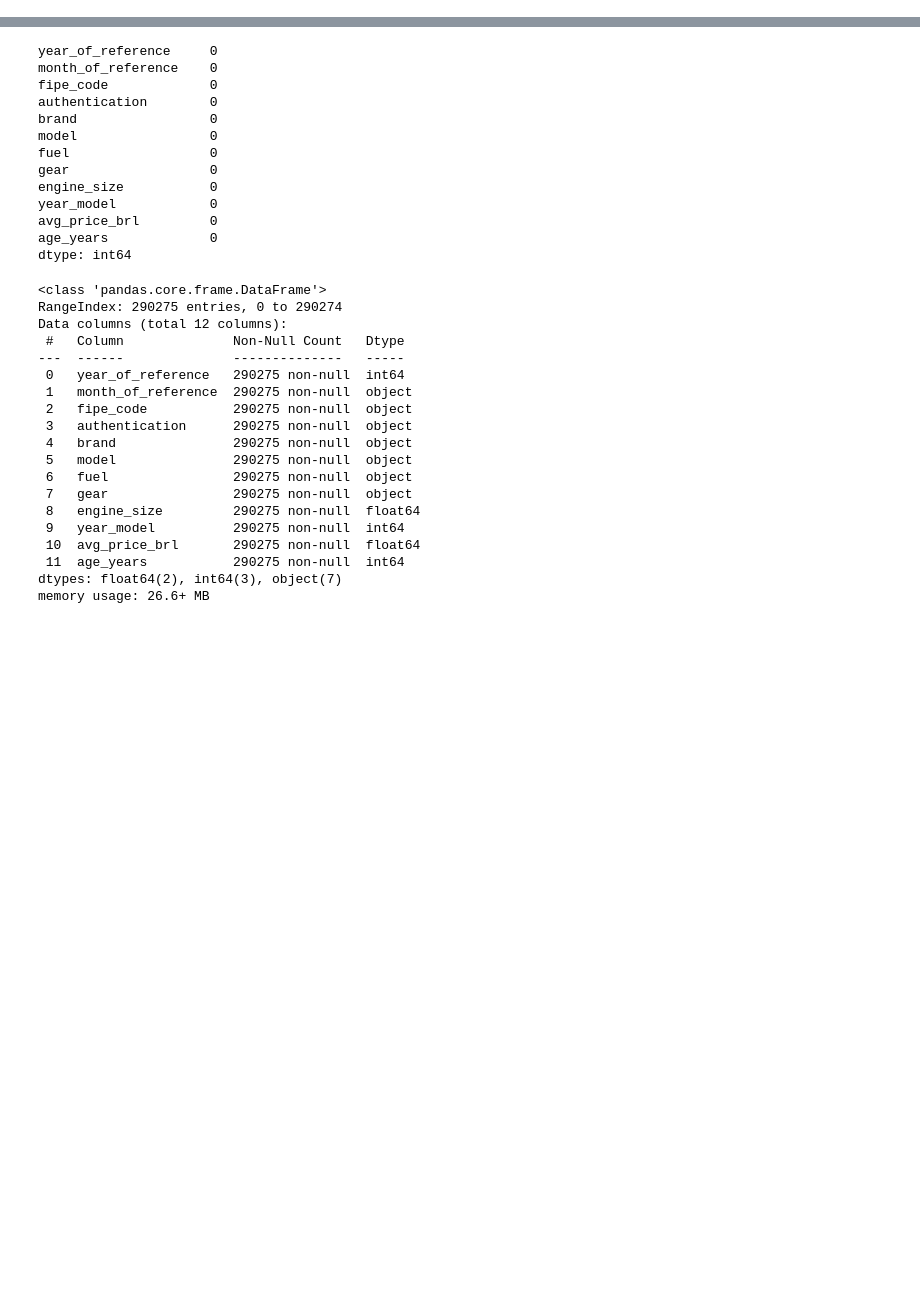
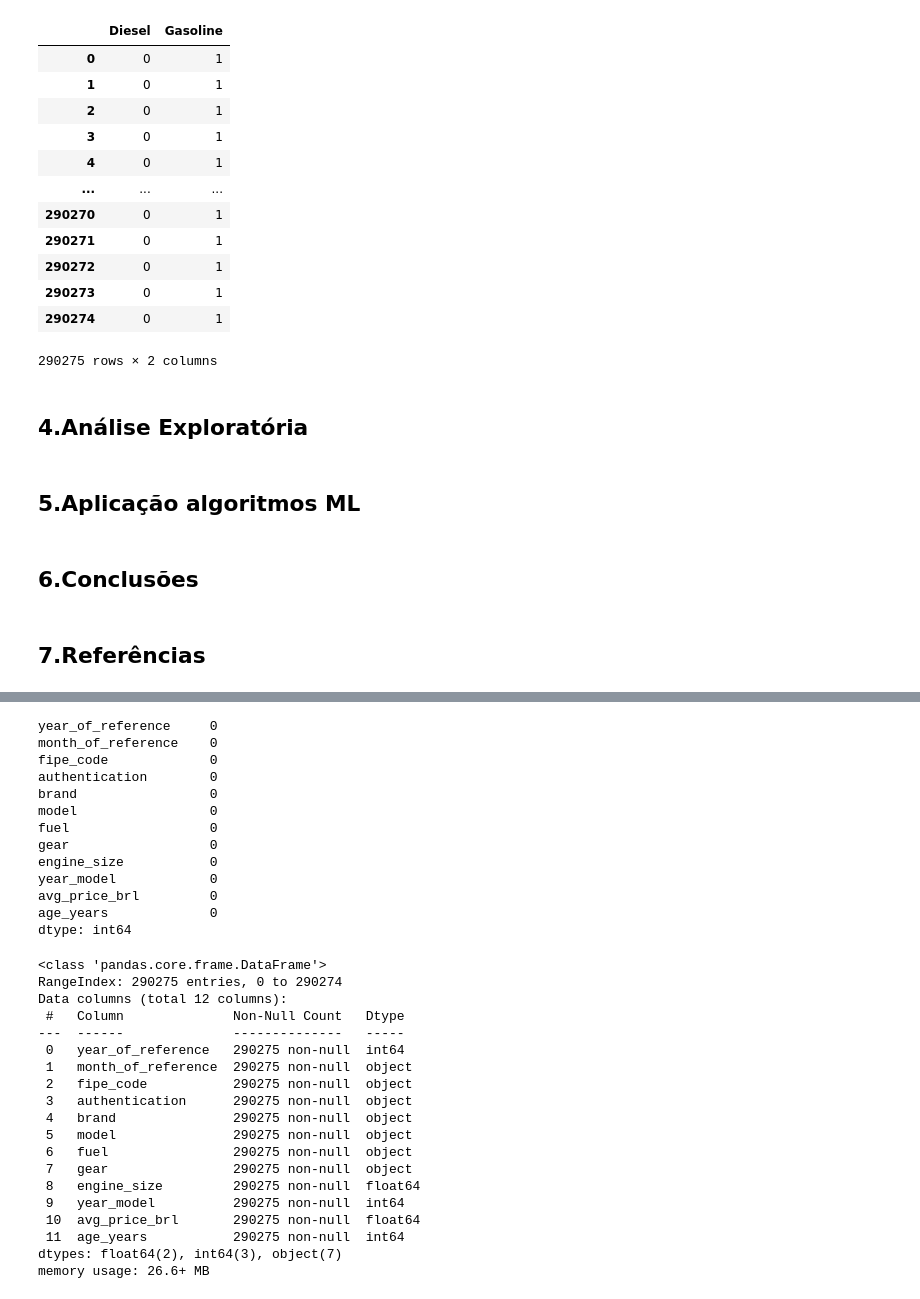
Before and after one commit to VitorFRodrigues/Coding_Tank_Material, a Jupyter notebook: Polo_Tech/Modulo_05/Projeto/Projeto_Mod05.ipynb, the cells around one changed output, grey strips where cells are left out. Cells and saved outputs as stored; diff of their text form; code cells hidden in the pictures; blank space fills up the shorter version.

```diff
--- a/Polo_Tech/Modulo_05/Projeto/Projeto_Mod05.ipynb
+++ b/Polo_Tech/Modulo_05/Projeto/Projeto_Mod05.ipynb
@@ -3,3 +120,27 @@
+# %%
+pd.get_dummies(dados_limpos['fuel'], drop_first=True)
+# %% [output]
+|  | Diesel | Gasoline |
+| 0 | 0 | 1 |
+| 1 | 0 | 1 |
+| 2 | 0 | 1 |
+| 3 | 0 | 1 |
+| 4 | 0 | 1 |
+| ... | ... | ... |
+| 290270 | 0 | 1 |
+| 290271 | 0 | 1 |
+| 290272 | 0 | 1 |
+| 290273 | 0 | 1 |
+| 290274 | 0 | 1 |
+290275 rows × 2 columns
+# %% [markdown]
+## 4.Análise Exploratória
+# %% [markdown]
+## 5.Aplicação algoritmos ML
+# %% [markdown]
+## 6.Conclusões
+# %% [markdown]
+## 7.Referências
 # %%
 url = 'https://raw.githubusercontent.com/VitorFRodrigues/Polo_Tech_Americanas/main/Polo_Tech/Modulo_05/Projeto/dataset/fipe_2022.csv'
 # %%
```
Also changed, not shown: parts of 13 cells of this notebook.
